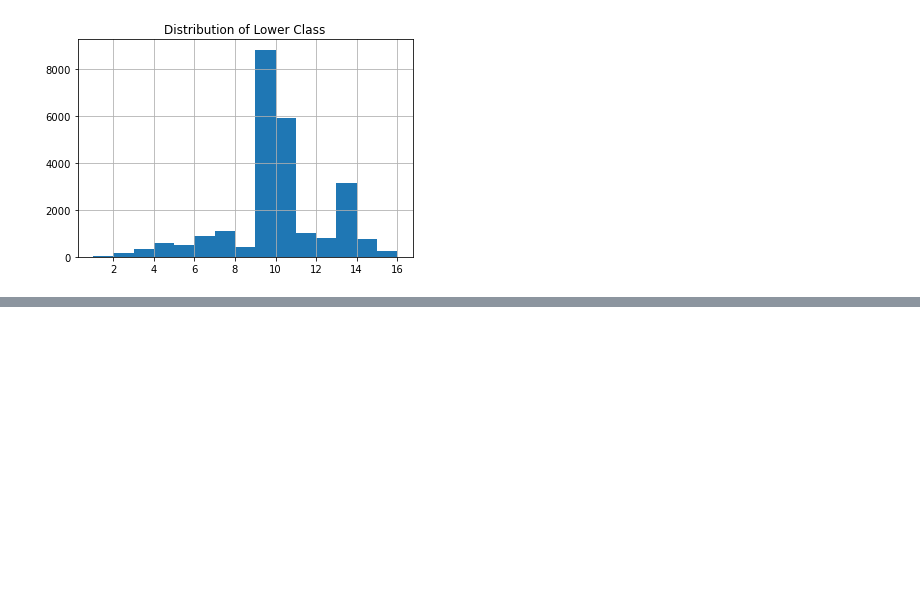
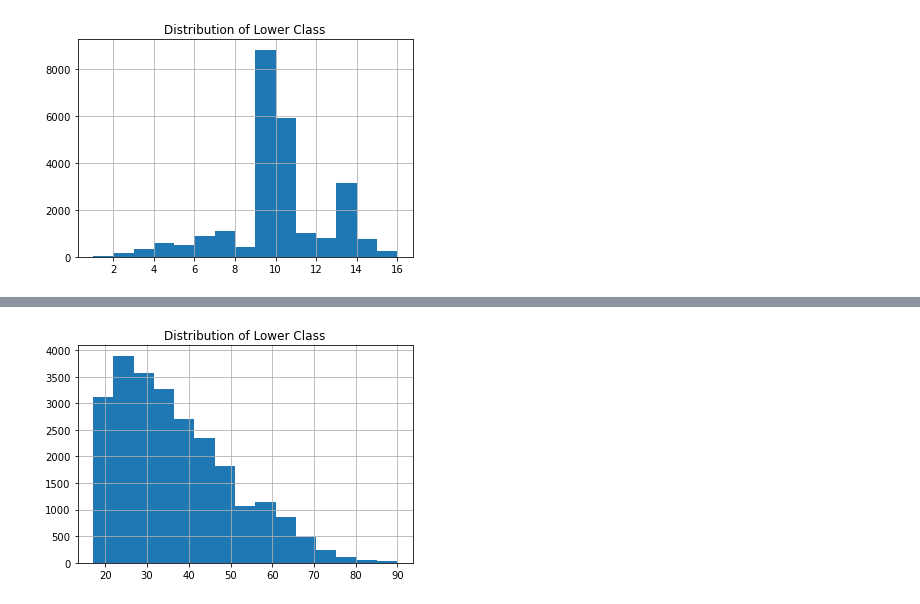
Before and after one commit to jventura1738/COSC311, a Jupyter notebook: LABS/Lab3_JV/Lab3.ipynb, the cells around one changed output, grey strips where cells are left out. Saved outputs shown, nothing was run; the diff lists cells and outputs as text; code cells hidden in the pictures; blank space fills up the shorter version.

```diff
--- a/LABS/Lab3_JV/Lab3.ipynb
+++ b/LABS/Lab3_JV/Lab3.ipynb
@@ -180,0 +190,5 @@ plt.plot()
+# %%
+plt.title('Distribution of Lower Class')
+lower_income_hist2 = lower_income['age'].hist(bins=15)
+# %% [output]
+[figure, added]
```
Also changed, not shown: parts of 2 cells of this notebook, 2 other files.
